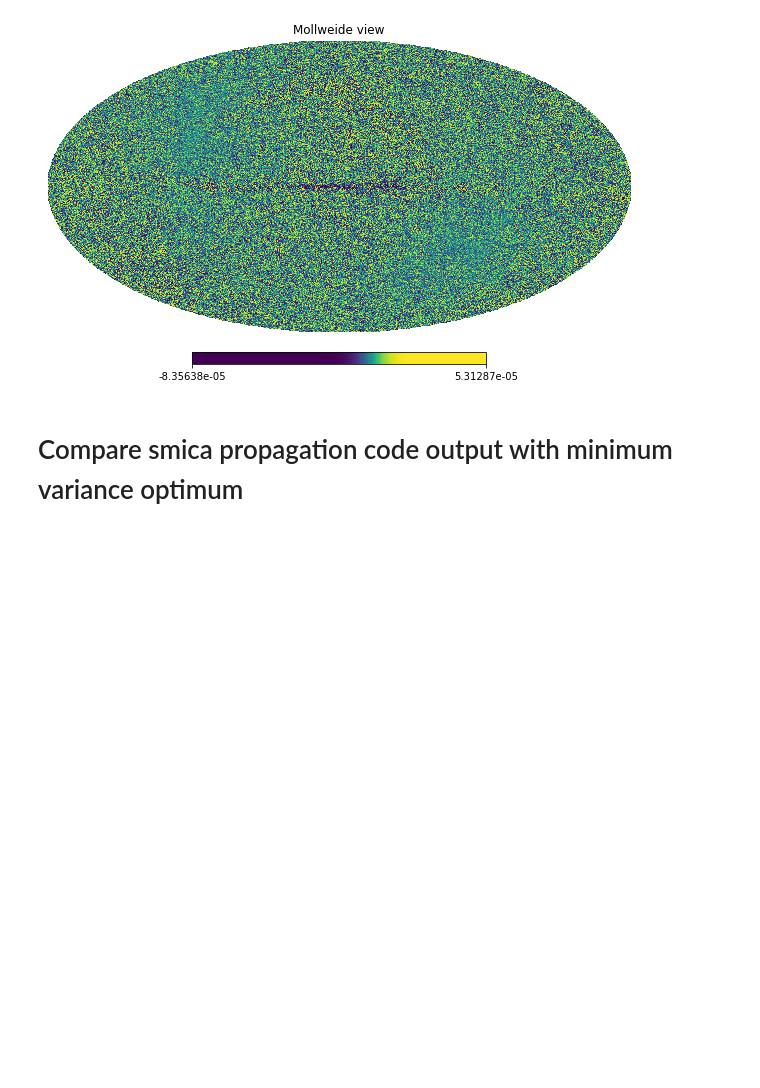
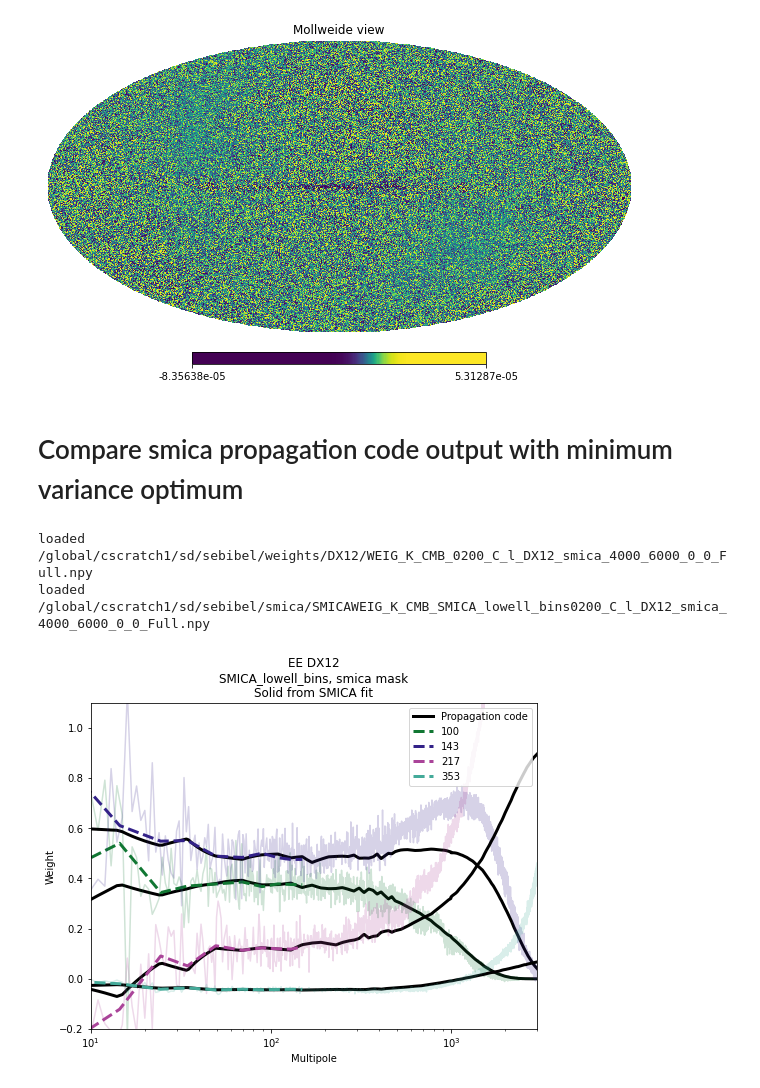
Before and after one commit to Sebastian-Belkner/component_separation, a Jupyter notebook: notebooks/smica_propag.ipynb, the cells around one changed output. Drawn from its saved outputs; the diff is of its cells as text; code cells hidden in the pictures; blank space fills up the shorter version.

```diff
--- a/notebooks/smica_propag.ipynb
+++ b/notebooks/smica_propag.ipynb
@@ -145,0 +251,15 @@ hp.mollview(CMB["TQU"][1], norm='hist')
+# %%
+beamf = io.load_beamf(csu.freqcomb)
+C_ltot = apply_beamfunction(C_ltot, csu.cf, csu.freqcomb, csu.PLANCKSPECTRUM, beamf)
+# %%
+cov_ltot = pw.build_covmatrices(C_ltot, csu.Tscale, csu.freqcomb, csu.PLANCKMAPFREQ_f)
+# %%
+weights = pw.cov2weight(cov_ltot)
+# %%
+W_data = io.load_data(io.fh.weight_path_name)
+W_smica = io.load_data(io.fh.weight_smica_path_name)
+
+W_propag = np.loadtxt("/global/homes/s/sebibel/ext/smica_propagation/weights_EB_smica_R3.00.txt").reshape(2,7,4001)
+# %% [output]
+loaded /global/cscratch1/sd/sebibel/weights/DX12/WEIG_K_CMB_0200_C_l_DX12_smica_4000_6000_0_0_Full.npy
+loaded /global/cscratch1/sd/sebibel/smica/SMICAWEIG_K_CMB_SMICA_lowell_bins0200_C_l_DX12_smica_4000_6000_0_0_Full.npy
@@ -145,0 +322,4 @@ hp.mollview(CMB["TQU"][1], norm='hist')
+# %%
+plot_w2(W_propag, W_smica, csu)
+# %% [output]
+[figure, added]
```
Also changed, not shown: parts of 5 cells of this notebook, 9 other files.
